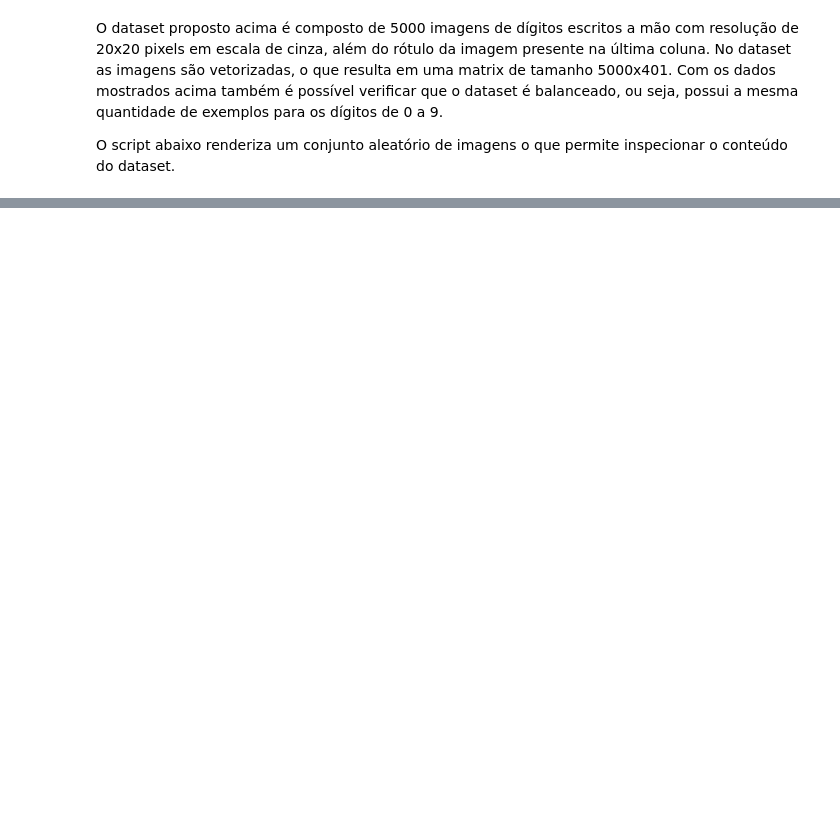
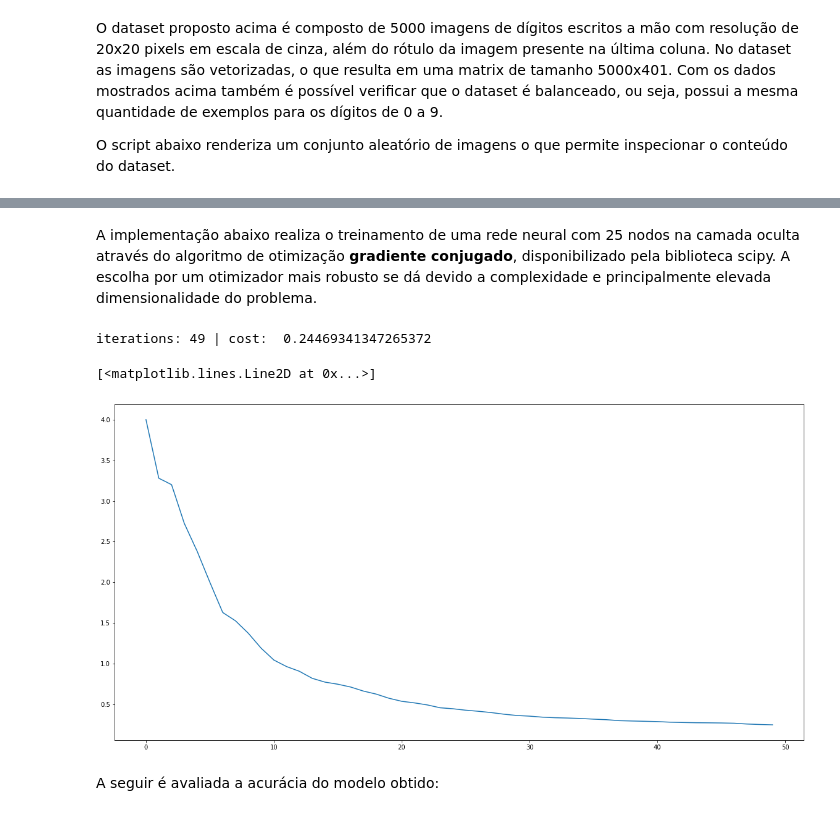
Before and after one commit to CleberPeter/machine_learning_book, a Jupyter notebook: 06-neural_networks.ipynb, the cells around one changed output, grey strips where cells are left out. Saved outputs shown, nothing was run; the diff lists cells and outputs as text; code cells hidden in the pictures; blank space fills up the shorter version.

```diff
--- a/06-neural_networks.ipynb
+++ b/06-neural_networks.ipynb
@@ -125,8 +125,6 @@ Cada camada possui sua própria matriz de parâmetros os quais, no contexto das
 O script a seguir implementa a propagação para frente:
 # %%
 import numpy as np
-import matplotlib.pyplot as plt
-
 def add_ones_column(x):
     """
     Append ones on first column ([a b c] -> [1 a b c])
@@ -162,13 +160,15 @@ def forward_propagation(x, o_list):
     Returns:
         list of np.array (mxs)
     """
-    a = [x]
-    a_l = add_ones_column(x) # bias
+    x = add_ones_column(x) # bias
+    a_l = x
+    a = [a_l]
     for o in o_list:
         a_l = sigmoid(np.dot(a_l, o))
+        a_l = add_ones_column(a_l) # bias
         a.append(a_l)
-        a_l = add_ones_column(a_l) # bias
 
+    a[-1] = a[-1][:, 1:] # remove bias from output
     return a
 # %% [markdown]
 Após a definição do modelo, uma observação se faz necessária. A última camada da rede neural possui o mesmo modelo da regressão logística, sendo assim, qual a vantagem deste tipo de abordagem ?
@@ -638,0 +734,59 @@ show_image(X[indexes], n_images)
+# %% [markdown]
+A implementação abaixo realiza o treinamento de uma rede neural com 25 nodos na camada oculta através do algoritmo de otimização **gradiente conjugado**, disponibilizado pela biblioteca scipy. A escolha por um otimizador mais robusto se dá devido a complexidade e principalmente elevada dimensionalidade do problema.
+# %%
+from scipy.optimize import minimize
+from IPython.display import clear_output
+
+def vectorize(x, n_labels):
+    """
+    Transform integer into array like: 2 -> [0 0 1 0 ... 0]
+    Arguments:
+        x: np.array (mx1)
+        n_labels: int
+    Returns:
+        np.array (mxn_labels)
+    """
+    m = np.shape(x)[0]
+    X = np.zeros([m, n_labels])
+
+    for i, x_i in enumerate(x):
+        X[i, x_i] = 1
+
+    return X
+
+def monitoring_minimize(o_vect):
+    global iterations
+
+    J = logistic_regression_cost(o_vect, X, Y, layers_sizes)
+    clear_output(wait=True)
+    print('iterations:', iterations, '| cost: ', J)
+
+    j_hist.append(J)
+    iterations += 1
+
+    return False
+
+hidden_layers_sizes = [25]
+n_labels = 10
+Y = vectorize(y, n_labels)
+
+layers_sizes = [np.shape(X)[1]]
+layers_sizes.extend(hidden_layers_sizes)
+layers_sizes.append(np.shape(Y)[1])
+
+o_vect = init_o(layers_sizes)
+max_iterations = 50 # 100
+iterations = 0
+j_hist = []
+print('starting minimize ...')
+result = minimize(logistic_regression_cost, o_vect, args=(X, Y, layers_sizes), jac=backpropagation, method = 'CG', options = {'maxiter' : max_iterations}, callback=monitoring_minimize)
+o_min_vect = result.x
+
+plt.figure(figsize=(20,10))
+plt.plot(j_hist)
+# %% [output]
+iterations: 49 | cost:  0.24469341347265372
+[<matplotlib.lines.Line2D at 0x...>]
+[figure, added]
+# %% [markdown]
+A seguir é avaliada a acurácia do modelo obtido:
```
Also changed, not shown: parts of 16 cells of this notebook, 1 other file.
